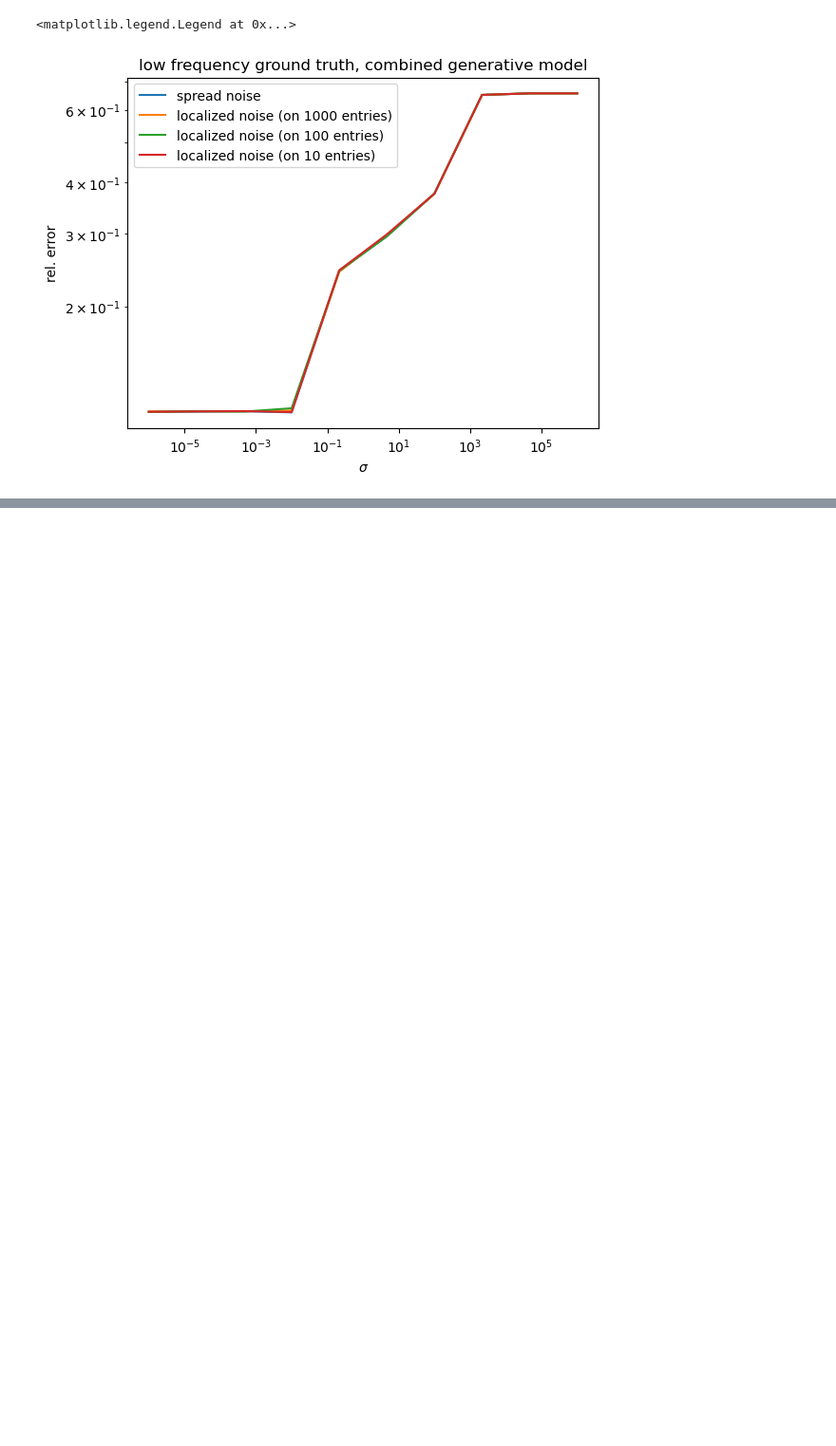
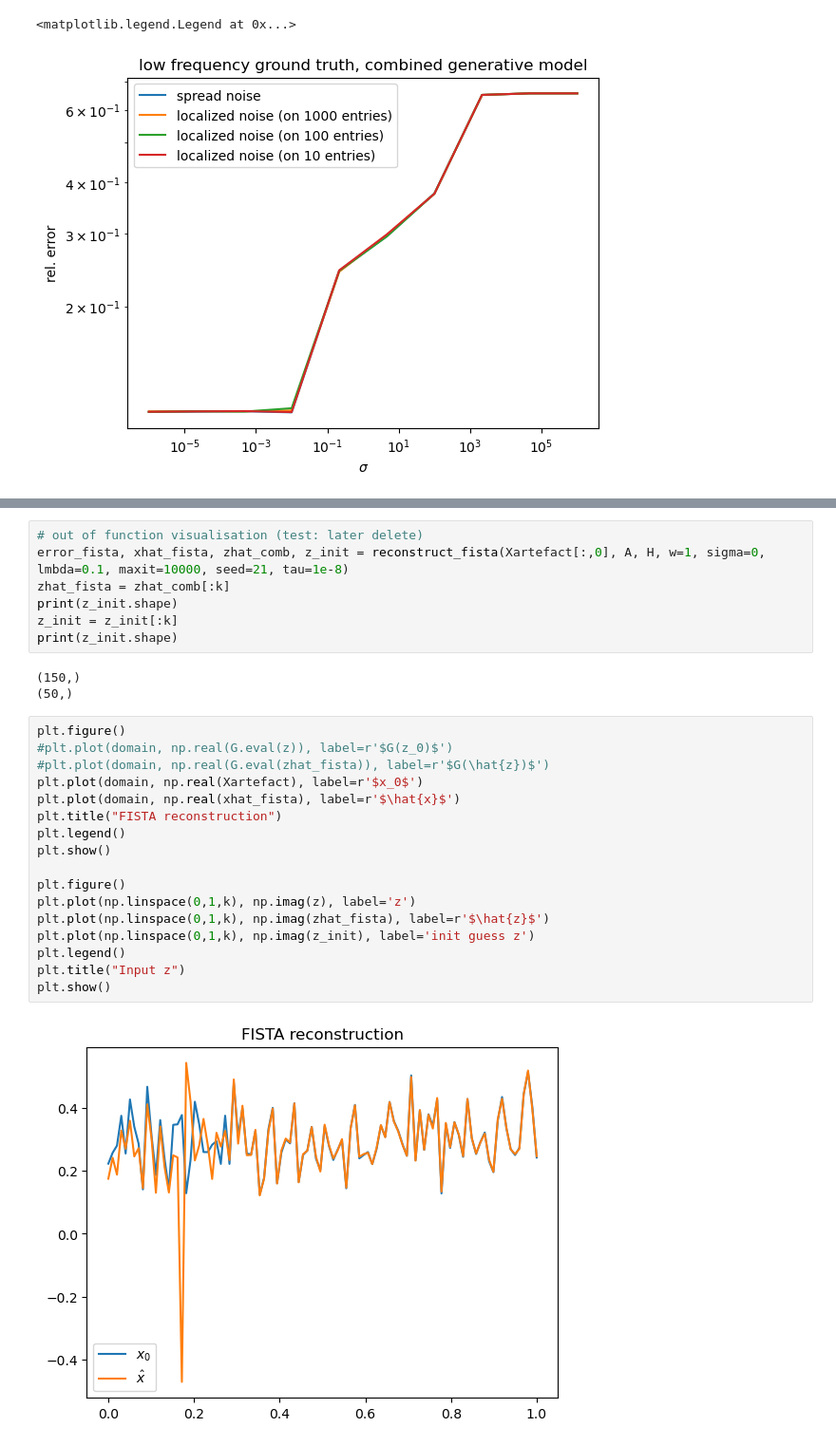
Before and after one commit to Ava99999/signal-thesis, a Jupyter notebook: Example 5 - linear generative model.ipynb, the cells around one changed output, grey strips where cells are left out. Shown at 95% size. Saved outputs shown, nothing was run; the diff lists cells and outputs as text; blank space fills up the shorter version.

```diff
--- a/Example 5 - linear generative model.ipynb
+++ b/Example 5 - linear generative model.ipynb
@@ -654,0 +761,29 @@ ax.legend()
+# %%
+# out of function visualisation (test: later delete)
+error_fista, xhat_fista, zhat_comb, z_init = reconstruct_fista(Xartefact[:,0], A, H, w=1, sigma=0, lmbda=0.1, maxit=10000, seed=21, tau=1e-8)
+zhat_fista = zhat_comb[:k]
+print(z_init.shape)
+z_init = z_init[:k]
+print(z_init.shape)
+# %% [output]
+(150,)
+(50,)
+# %%
+plt.figure()
+#plt.plot(domain, np.real(G.eval(z)), label=r'$G(z_0)$')
+#plt.plot(domain, np.real(G.eval(zhat_fista)), label=r'$G(\hat{z})$')
+plt.plot(domain, np.real(Xartefact), label=r'$x_0$')
+plt.plot(domain, np.real(xhat_fista), label=r'$\hat{x}$')
+plt.title("FISTA reconstruction")
+plt.legend()
+plt.show()
+
+plt.figure()
+plt.plot(np.linspace(0,1,k), np.imag(z), label='z')
+plt.plot(np.linspace(0,1,k), np.imag(zhat_fista), label=r'$\hat{z}$')
+plt.plot(np.linspace(0,1,k), np.imag(z_init), label='init guess z')
+plt.legend()
+plt.title("Input z")
+plt.show()
+# %% [output]
+[figure, added]
```
Also changed, not shown: parts of 14 cells of this notebook, 1 other file.
